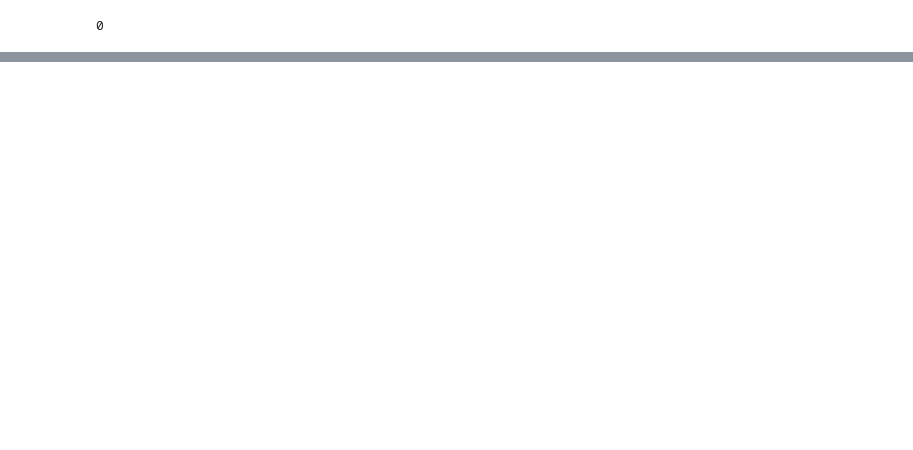
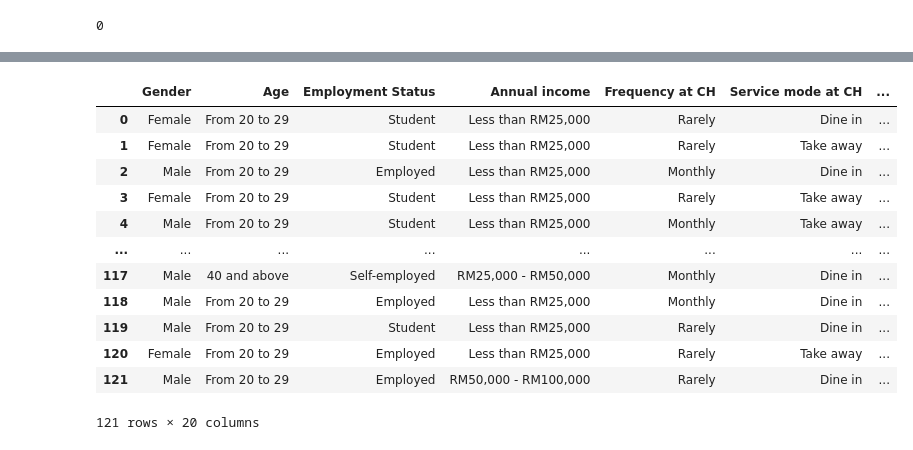
Before and after one commit to Joakimanochie/Data_analytics, a Jupyter notebook: Coffee house retention analysis.ipynb, the cells around one changed output, grey strips where cells are left out. Saved outputs shown, nothing was run; the diff lists cells and outputs as text; code cells hidden in the pictures; blank space fills up the shorter version.

```diff
--- a/Coffee house retention analysis.ipynb
+++ b/Coffee house retention analysis.ipynb
@@ -136,4 +136,18 @@ Visibility
 Retention                                                                                           0
 dtype: int64
 # %%
-coffee_house_data.drop(label=)
+coffee_house_data.drop(labels=["Timestamp"], axis='columns')
+# %% [output]
+|  | Gender | Age | Employment Status | Annual income | Frequency at CH | Service mode at CH | ... |
+| 0 | Female | From 20 to 29 | Student | Less than RM25,000 | Rarely | Dine in | ... |
+| 1 | Female | From 20 to 29 | Student | Less than RM25,000 | Rarely | Take away | ... |
+| 2 | Male | From 20 to 29 | Employed | Less than RM25,000 | Monthly | Dine in | ... |
+| 3 | Female | From 20 to 29 | Student | Less than RM25,000 | Rarely | Take away | ... |
+| 4 | Male | From 20 to 29 | Student | Less than RM25,000 | Monthly | Take away | ... |
+| ... | ... | ... | ... | ... | ... | ... | ... |
+| 117 | Male | 40 and above | Self-employed | RM25,000 - RM50,000 | Monthly | Dine in | ... |
+| 118 | Male | From 20 to 29 | Employed | Less than RM25,000 | Monthly | Dine in | ... |
+| 119 | Male | From 20 to 29 | Student | Less than RM25,000 | Rarely | Dine in | ... |
+| 120 | Female | From 20 to 29 | Employed | Less than RM25,000 | Rarely | Take away | ... |
+| 121 | Male | From 20 to 29 | Employed | RM50,000 - RM100,000 | Rarely | Dine in | ... |
+121 rows × 20 columns
```
Also changed, not shown: parts of 1 cell of this notebook.
